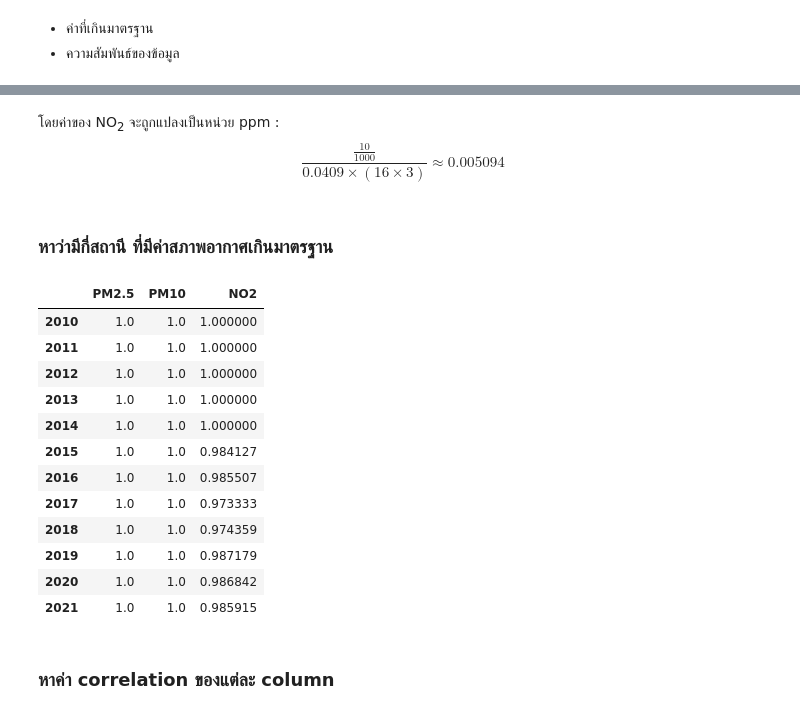
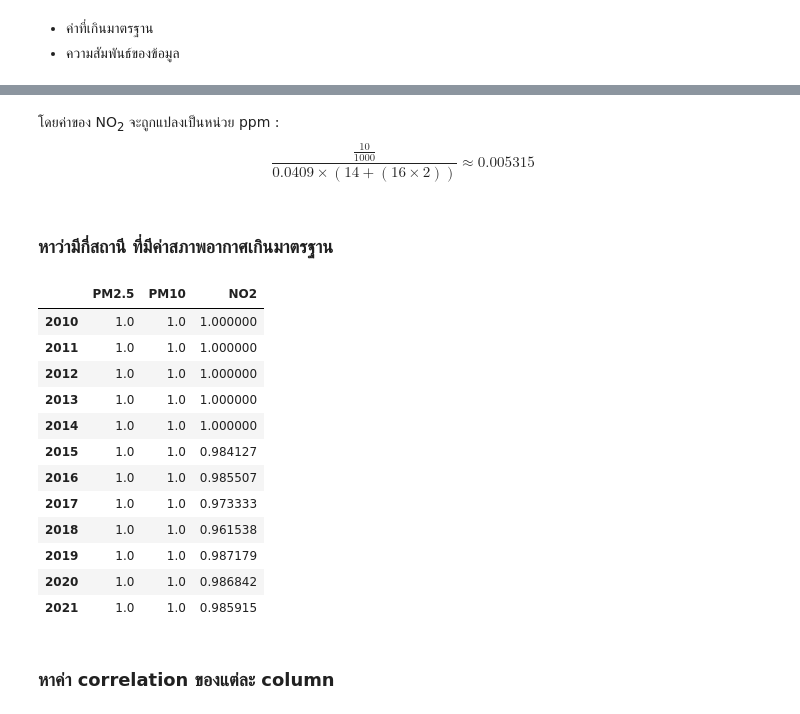
Before and after one commit to 4KV6/Data-Analysis-Project, a Jupyter notebook: code/4statistical.ipynb, the cells around one changed output, grey strips where cells are left out. Drawn from its saved outputs; the diff is of its cells as text; code cells hidden in the pictures.

```diff
--- a/code/4statistical.ipynb
+++ b/code/4statistical.ipynb
@@ -10,7 +10,7 @@
 # %% [markdown]
 โดยค่าของ NO<sub>2</sub> จะถูกแปลงเป็นหน่วย ppm :
 $$
-  \frac{\frac{10}{1000}}{0.0409\times(16\times3)} \approx 0.005094
+  \frac{\frac{10}{1000}}{0.0409\times(14 + (16\times2))} \approx 0.005315
 $$
 # %% [markdown]
 ### หาว่ามีกี่สถานี ที่มีค่าสภาพอากาศเกินมาตรฐาน
@@ -42,7 +42,7 @@ for date_id in list_index:
             count_PM25 += 1
         if pm10 > 15:
             count_PM10 += 1
-        if no2 > 0.005094:
+        if no2 > 0.005315:
             count_NO2 += 1
     else:
         #print(prev_year + " : " + "PM2.5 = " + str(count_PM25 / count_all_station))
@@ -51,35 +51,35 @@ for date_id in list_index:
         list_PM10.append(count_PM10 / count_all_station)
         list_NO2.append(count_NO2 / count_all_station)
         prev_year = y
         count_all_station = 1
         count_PM25 = 0
         count_PM10 = 0
         count_NO2 = 0
         #print(year.loc[date_id])
         pm2 = data_year.loc[date_id]["PM2.5"]
         pm10 = data_year.loc[date_id]["PM10"]
         no2 = data_year.loc[date_id]["NO2"]
         if pm2 > 5:
             count_PM25 += 1
         if pm10 > 15:
             count_PM10 += 1
-        if no2 > 0.005094:
+        if no2 > 0.005315:
             count_NO2 += 1
 
 over_standard = {"PM2.5" : list_PM25, "PM10" : list_PM10, "NO2" : list_NO2}
 over_standard = pd.DataFrame(over_standard, index=(range(2010,2022)))
 over_standard
 # %% [output]
 |  | PM2.5 | PM10 | NO2 |
 | 2010 | 1.0 | 1.0 | 1.000000 |
 | 2011 | 1.0 | 1.0 | 1.000000 |
 | 2012 | 1.0 | 1.0 | 1.000000 |
 | 2013 | 1.0 | 1.0 | 1.000000 |
 | 2014 | 1.0 | 1.0 | 1.000000 |
 | 2015 | 1.0 | 1.0 | 0.984127 |
 | 2016 | 1.0 | 1.0 | 0.985507 |
 | 2017 | 1.0 | 1.0 | 0.973333 |
-| 2018 | 1.0 | 1.0 | 0.974359 |
+| 2018 | 1.0 | 1.0 | 0.961538 |
 | 2019 | 1.0 | 1.0 | 0.987179 |
 | 2020 | 1.0 | 1.0 | 0.986842 |
 | 2021 | 1.0 | 1.0 | 0.985915 |
```
Also changed, not shown: parts of 1 cell of this notebook.
